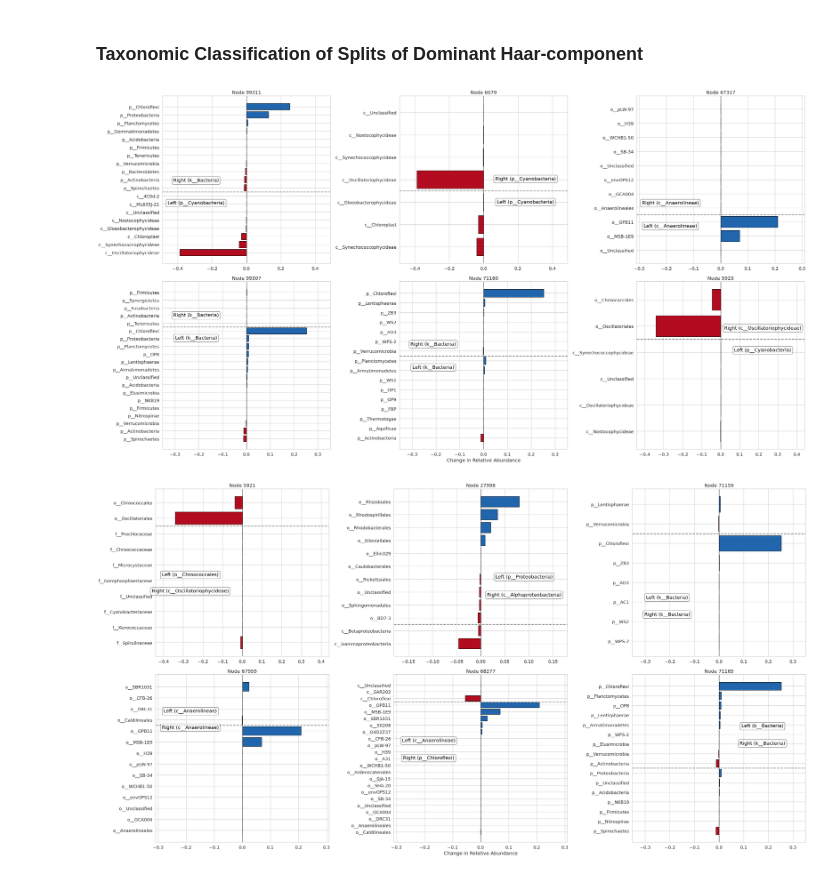
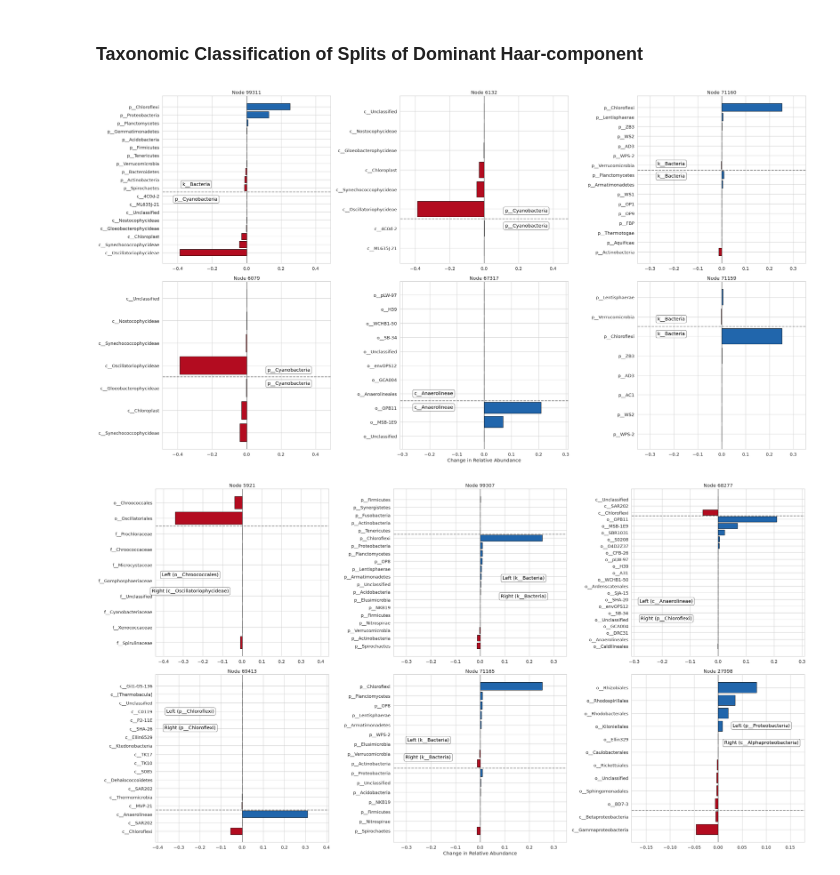
Before and after one commit to spsvihla/pcms, a Jupyter notebook: notebooks/guerrero_negro_analysis_example.ipynb, the cells around one changed output. Cells and saved outputs as stored; diff of their text form; code cells hidden in the pictures.

Commit message:
Change: update haar-like distance and add Bonferroni corrections

```diff
--- a/notebooks/guerrero_negro_analysis_example.ipynb
+++ b/notebooks/guerrero_negro_analysis_example.ipynb
@@ -134,9 +134,25 @@ b = np.zeros((n_leaves,))
 b[indices] = b_vals
 
 diff = a - b
+# %%
+def vector_dependent_quadratic(S, haar_coords):
+    u = haar_coords
+    n = len(u)
+    comps = np.zeros(n)
+    for i in range(n):
+        col = S.getcol(i).toarray().ravel()
+        col[i] = 0.0
+        # compute sum_j!=i S_ij * u_j / u_i
+        if u[i] != 0:
+            correction = np.sum(col * u / u[i])
+        else:
+            correction = 0.0
+        comps[i] = (u[i]**2) * (S[i, i] + correction)
+    return comps
 # %%
 haar_coords = Q.T @ diff
-haar_comps  = haar_coords**2 * S.diagonal()
+# haar_comps  = haar_coords**2 * S.diagonal()
+haar_comps  = vector_dependent_quadratic(S, haar_coords)
 # %%
 fig, ax = plt.subplots(figsize=(12, 6))
 
@@ -234,7 +250,7 @@ pvals = 1 - cdf_vals
 node2nz_idx = {nzidx : idx for idx, nzidx in enumerate(np.where(haar_coords != 0)[0])}
 nz2node_idx = {idx : nzidx for idx, nzidx in enumerate(np.where(haar_coords != 0)[0])}
 # %%
-alpha = 0.05
+alpha = 0.05 / np.count_nonzero(haar_comps) # Bonferroni correction
 do_reject = pvals < alpha
 do_reject_ = np.zeros(haar_coords.shape, dtype=bool)
 mask = np.where(haar_coords != 0)[0]
@@ -359,8 +374,8 @@ plt.show()
 # %%
 N = 12
 
-print(f"{'Index':>10} {'Depth':>10} {'Subtree Size':>14} {'Split Size':>14} {'Component':>14} {'P-Value':>14}")
-print("-" * 80)
+print(f"{'Index':>10} {'Depth':>10} {'Subtree Size':>14} {'Split Size':>14} {'Component':>14} {'p-Value':>14} {'(w/ Bonferroni)':>14}")
+print("-" * 100)
 
 sort_idx = np.argsort(haar_comps)[::-1]
 
@@ -374,6 +389,7 @@ for rank in range(N):
 
     pval = pvals[node2nz_idx[idx]]
     pval = pval if pval > 0 else 1 / (n_samples + 1)
+    qval = min(1.0, pval * N)
 
     children = tree.find_children(node_idx)
     split = np.min([tree.get_subtree_size(c) for c in children])
@@ -387,5 +403,6 @@ for rank in range(N):
         f"{split:>14d}"
         f"{haar_comps[idx]:>14.4f} "
         f"{pval:>14.3e}"
+        f"{qval:>14.3e}"
     )
 # %% [output]
@@ -559,39 +576,39 @@ overlap_height = full_height * 2/3
 
 # Plot
 fig, axes = plt.subplots(2, 3, figsize=(30, 16))
 axes = axes.flatten()
 
-yshift1 = np.array([0.425, 0.415, 0.27, 0.75, 0.565, 0.655]) + 0.05
-yshift0 = np.array([0.35, 0.33, 0.19, 0.675, 0.485, 0.575]) - 0.05
-xshift  = [0.2, 0.75, 0.2, 0.2, 0.2, 0.75]
+yshift0 = np.array([0.325, 0.13, 0.47, 0.31, 0.17, 0.64])
+yshift1 = np.array([0.45, 0.26, 0.58, 0.43, 0.29, 0.77])
+xshift  = [0.2, 0.75, 0.2, 0.75, 0.2, 0.2]
 
 for i, ax in enumerate(axes[:6]):
     split_data = gn_results[i]
 
     # split plot
     plot_split(
         ax, split_data, min_frac=0.0, full_height=full_height
     )
     ax.set_title(f"Node {split_data['node']+1}")
 
     # text box
     y0 = yshift0[i] * ax.get_ylim()[1]
     y1 = yshift1[i] * ax.get_ylim()[1]
     x0 = ((1 - xshift[i]) * ax.get_xlim()[0] + xshift[i] * ax.get_xlim()[1])
     bbox_props = dict(boxstyle="round,pad=0.3", facecolor="white",
                       edgecolor="black", alpha=0.6)
-    ax.text(x0, y0, f"Left ({split_data['left']['lcr'].strip()})",
+    ax.text(x0, y0, f"{split_data['left']['lcr'].strip()}",
             ha='center', va='bottom', color='black', bbox=bbox_props)
-    ax.text(x0, y1, f"Right ({split_data['right']['lcr'].strip()})",
+    ax.text(x0, y1, f"{split_data['right']['lcr'].strip()}",
             ha='center', va='top', color='black', bbox=bbox_props)
 
 # X-axis labels for bottom row
 axes[-2].set_xlabel('Change in Relative Abundance')
 
 plt.tight_layout()
 plt.show()
 # %% [output]
-[figure, old version]
+[figure, new version]
 # %%
 # Determine bar heights
 full_height =  0.8
@@ -631,4 +648,4 @@ axes[-2].set_xlabel('Change in Relative Abundance')
 plt.tight_layout()
 plt.show()
 # %% [output]
-[figure, old version]
+[figure, new version]
```
Also changed, not shown: parts of 11 cells of this notebook, 1 other file.
